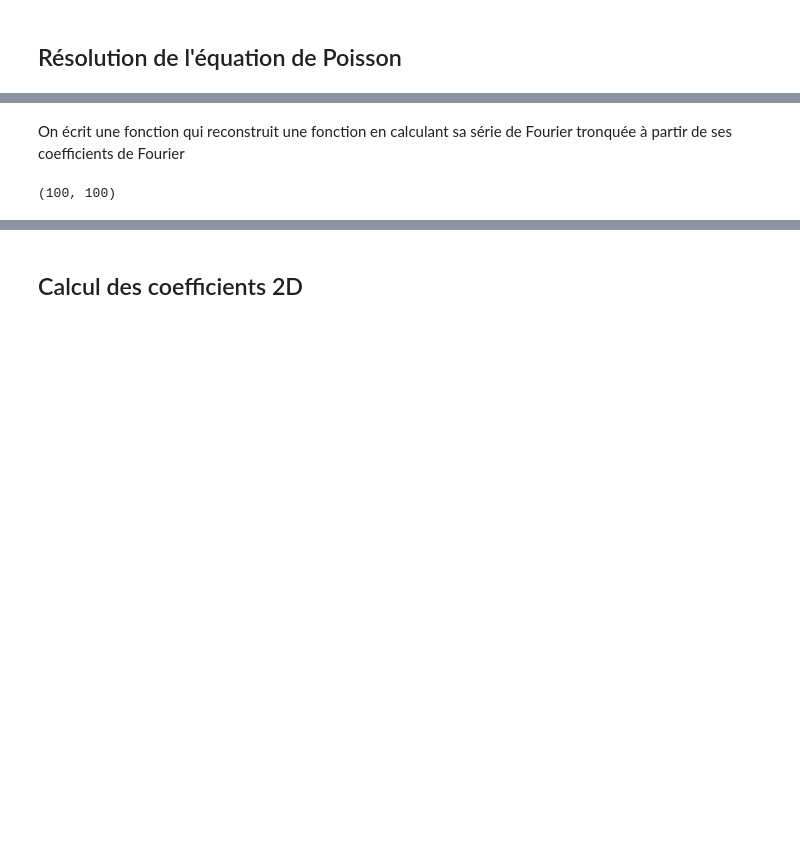
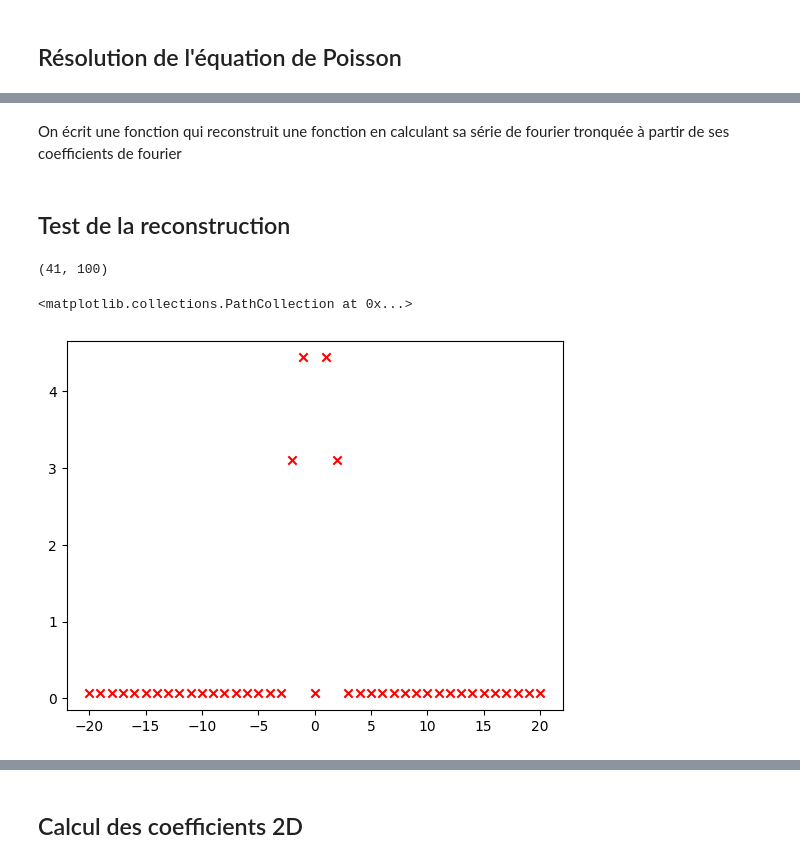
Before and after one commit to chassardmartin/vlasov_bsl, a Jupyter notebook: v1.ipynb, the cells around one changed output, grey strips where cells are left out. Drawn from its saved outputs; the diff is of its cells as text; code cells hidden in the pictures; blank space fills up the shorter version.

```diff
--- a/v1.ipynb
+++ b/v1.ipynb
@@ -117,3 +149,3 @@ $$ \tilde{f}(x) = \frac{1}{2\pi} \sum\limits_{k = -K}^{K} c_k(f) \, e^{ik.x} $$
 # %% [markdown]
-On écrit une fonction qui reconstruit une fonction en calculant sa série de Fourier tronquée à partir de ses coefficients de Fourier
+On écrit une fonction qui reconstruit une fonction en calculant sa série de fourier tronquée à partir de ses coefficients de fourier
 # %%
@@ -123,2 +154,4 @@ def reconstuction(x, c):
     return np.array([s(_x) for _x in x])
+# %% [markdown]
+## Test de la reconstruction
 # %%
@@ -127,7 +160,12 @@ g_h = g(x)
 # %%
 F = build_F_tilde(x)
 print(np.shape(F))
-c = fourier_coeffs_1D(g_h, F)
+c = fourier_coeffs_1D(x, g_h, F)
 # %% [output]
-(100, 100)
+(41, 100)
+# %%
+plt.scatter(np.arange(-K, K+1), np.abs(c), c='red', marker='x')
+# %% [output]
+<matplotlib.collections.PathCollection at 0x...>
+[figure, added]
 # %%
```
Also changed, not shown: parts of 34 cells of this notebook, 1 other file.
